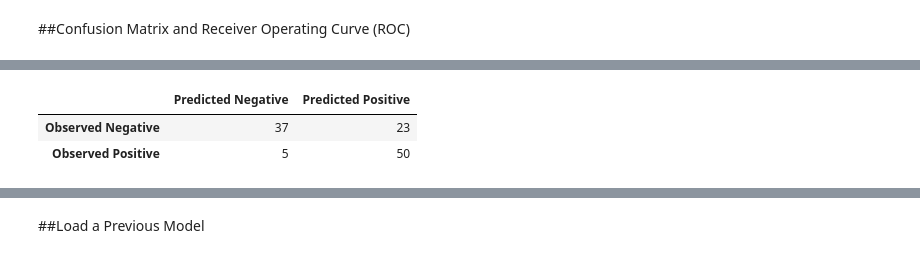
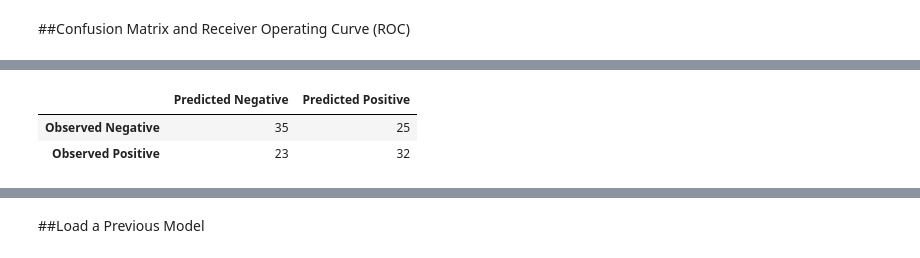
Before and after one commit to tlchen4/BDRADMiniProject, a Jupyter notebook: BreastResNet.ipynb, the cells around one changed output, grey strips where cells are left out. Cells and saved outputs as stored; diff of their text form; code cells hidden in the pictures.

```diff
--- a/BreastResNet.ipynb
+++ b/BreastResNet.ipynb
@@ -152,7 +303,9 @@ tf.keras.utils.plot_model(CNNModel,'test.png',show_shapes=True)
 ##Compile Model
 # %%
 CNNModel.compile(optimizer='adam', loss='binary_crossentropy', metrics=['accuracy'])
-#adam seems to perform better than rmsprop so far
+#adam seems to perform better than rmsprop so far..
+
+ResNetModel.compile(optimizer ='adam',loss='binary_crossentropy',metrics=['accuracy'])
 # %% [markdown]
 ##Train Model
 # %%
@@ -204,5 +383,7 @@ TestLabelsReshaped = ConvertLabelsBinaryClass(Test_Labels)
 # %%
-savefilepath="./SavedModels/"+"CNNModel-Epoch{epoch}-ValLoss{val_loss:.4f}.hdf5"
+#Train Comparison Net (CNN)
+
+savefilepath="./SavedModels/CNNModel/"+"CNNModel-Epoch{epoch}-ValLoss{val_loss:.4f}.hdf5"
 #save models under cwd/SavedModels, only save models that improve validation loss (minimize)
 #include Epoch and val_loss in file name to 4 decimal floats
 #See also: https://machinelearningmastery.com/check-point-deep-learning-models-keras/
@@ -216,7 +397,7 @@ checkpoint_list=[checkpoint]
 #y is a vector, matrix, or array of labels/target output
 #batch_size is 32 if unspecified
 
-train_history = CNNModel.fit(TrainDataReshaped,TrainLabelsReshaped,batch_size=60,epochs=10,initial_epoch=0,callbacks=checkpoint_list,
+train_history_CNN = CNNModel.fit(TrainDataReshaped,TrainLabelsReshaped,batch_size=60,epochs=10,initial_epoch=0,callbacks=checkpoint_list,
                              validation_data=(ValidationDataReshaped,ValidationLabelsReshaped))
 #initial_epoch is useful for continuing a previous training run that was interrupted
 # %% [output]
@@ -265,15 +483,13 @@ test_loss, test_acc = CNNModel.evaluate(TestDataReshaped,TestLabelsReshaped, ver
 # %%
-import sklearn as sk
-
-testpredict=CNNModel.predict(TestDataReshaped)
+testpredict_res=ResNetModel.predict(TestDataReshaped)
 #softmax output adds up to 1 for each sample across the columns of classes, interpret as a probability.
 
 
-FPR,TPR,Thresholds = sk.metrics.roc_curve(TestLabelsReshaped[:,1],testpredict[:,1])
+FPR_res,TPR_res,Thresholds_res = metrics.roc_curve(TestLabelsReshaped[:,1],testpredict_res[:,1])
 #input to roc_curve requires labels and predict be 1D and be the "positive" tests (Dense breast in this project)
 #label of 1 is set to be the positive label as default
 #https://scikit-learn.org/stable/modules/generated/sklearn.metrics.roc_curve.html
 
-for i in range(len(TPR)):
-  print("FPR: %f TPR: %f Threshold: %f \n" %(FPR[i],TPR[i],Thresholds[i]))
+for i in range(len(TPR_res)):
+  print("FPR: %f TPR: %f Threshold: %f \n" %(FPR_res[i],TPR_res[i],Thresholds_res[i]))
 #visualize associated threshold for each FPR,TPR pairing
@@ -308,36 +544,43 @@ plt.show()
 # %%
 import pandas as pd #for displaying data in pandas DataFrame
+from IPython.display import display #display dataframe
 
 #Convert our testpredict to binary labels based on a chosen threshold
+def BuildConfusionMatrix(Index_Threshold,testpredict,Thresholds):
+  Threshold_use=Thresholds[Index_Threshold]
+  #change Index_Threshold to use a different threshold
 
-Index_Threshold=29
-Threshold_use=Thresholds[Index_Threshold]
-#change Index_Threshold to use a different threshold
-
-testpredict_classification= [None]*len(testpredict[:,1])
-#initialize empty list equal to length of testpredict
-for i in range(len(testpredict[:,1])):
-  if testpredict[i,1] >= Threshold_use :
-    testpredict_classification[i] = 1
-  else:
-    testpredict_classification[i]=0
-  #determine model predictions for a given threshold
+  testpredict_classification= [None]*len(testpredict[:,1])
+  #initialize empty list equal to length of testpredict
+  for i in range(len(testpredict[:,1])):
+    if testpredict[i,1] >= Threshold_use :
+      testpredict_classification[i] = 1
+    else:
+      testpredict_classification[i]=0
+    #determine model predictions for a given threshold
 
 
-ModelConfusionMatrix=sk.metrics.confusion_matrix(y_true=TestLabelsReshaped[:,1],y_pred=testpredict_classification)
-#output matrix element C_ij (row i column j) is number of samples that are actually in group i predicted to be in group j
-#C_0,0 is thus True negatives
-#C_1,0 is False negatives (actually in 1 but predicted as 0)
-#C_1,1 is True positives
-#C_0,1 is False positives
-#See: https://scikit-learn.org/stable/modules/generated/sklearn.metrics.confusion_matrix.html
+  ModelConfusionMatrix=sk.metrics.confusion_matrix(y_true=TestLabelsReshaped[:,1],y_pred=testpredict_classification)
+  #output matrix element C_ij (row i column j) is number of samples that are actually in group i predicted to be in group j
+  #C_0,0 is thus True negatives
+  #C_1,0 is False negatives (actually in 1 but predicted as 0)
+  #C_1,1 is True positives
+  #C_0,1 is False positives
+  #See: https://scikit-learn.org/stable/modules/generated/sklearn.metrics.confusion_matrix.html
 
-print("For threshold of %f: \n" %(Threshold_use))
-print("True negatives is %d" %(ModelConfusionMatrix[0][0]))
-print("False negatives is %d" %(ModelConfusionMatrix[1][0]))
-print("True positives is %d" %(ModelConfusionMatrix[1][1]))
-print("False positives is %d" %(ModelConfusionMatrix[0][1]))
+  print("For threshold of %f: \n" %(Threshold_use))
+  print("True negatives is %d" %(ModelConfusionMatrix[0][0]))
+  print("False negatives is %d" %(ModelConfusionMatrix[1][0]))
+  print("True positives is %d" %(ModelConfusionMatrix[1][1]))
+  print("False positives is %d" %(ModelConfusionMatrix[0][1]))
 
-pd.DataFrame(ModelConfusionMatrix, columns = ["Predicted Negative", "Predicted Positive"],
-             index=["Observed Negative","Observed Positive"])
+  df = pd.DataFrame(ModelConfusionMatrix, columns = ["Predicted Negative", "Predicted Positive"],
+              index=["Observed Negative","Observed Positive"])
+  display(df)
+  return ModelConfusionMatrix
+print("For CNN:")
+CM_CNN=BuildConfusionMatrix(35,testpredict_CNN,Thresholds_CNN)
+print('*'*100)
+print("For ResNet:")
+CM_res=BuildConfusionMatrix(30,testpredict_res,Thresholds_res)
 # %% [output]
@@ -350,3 +594,3 @@ False positives is 23
 |  | Predicted Negative | Predicted Positive |
-| Observed Negative | 37 | 23 |
-| Observed Positive | 5 | 50 |
+| Observed Negative | 35 | 25 |
+| Observed Positive | 23 | 32 |
```
Also changed, not shown: parts of 23 cells of this notebook.
